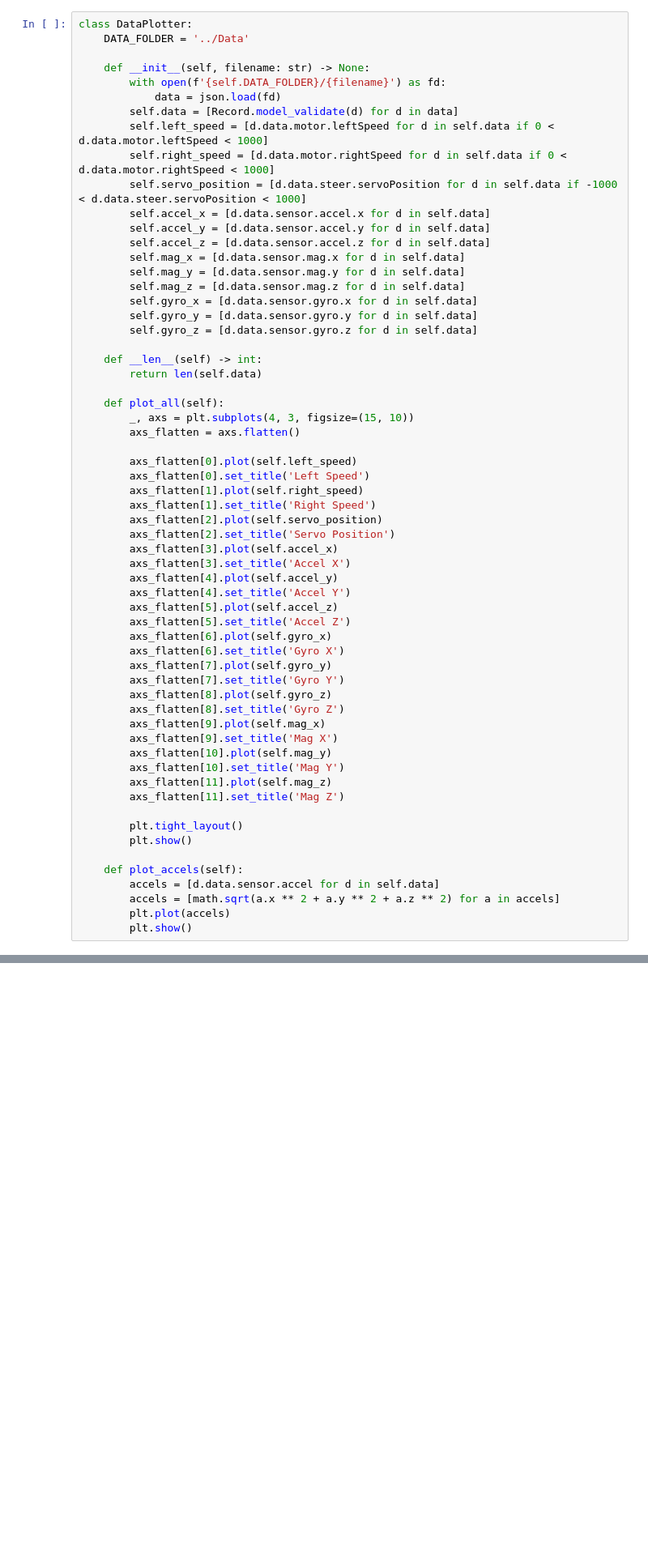
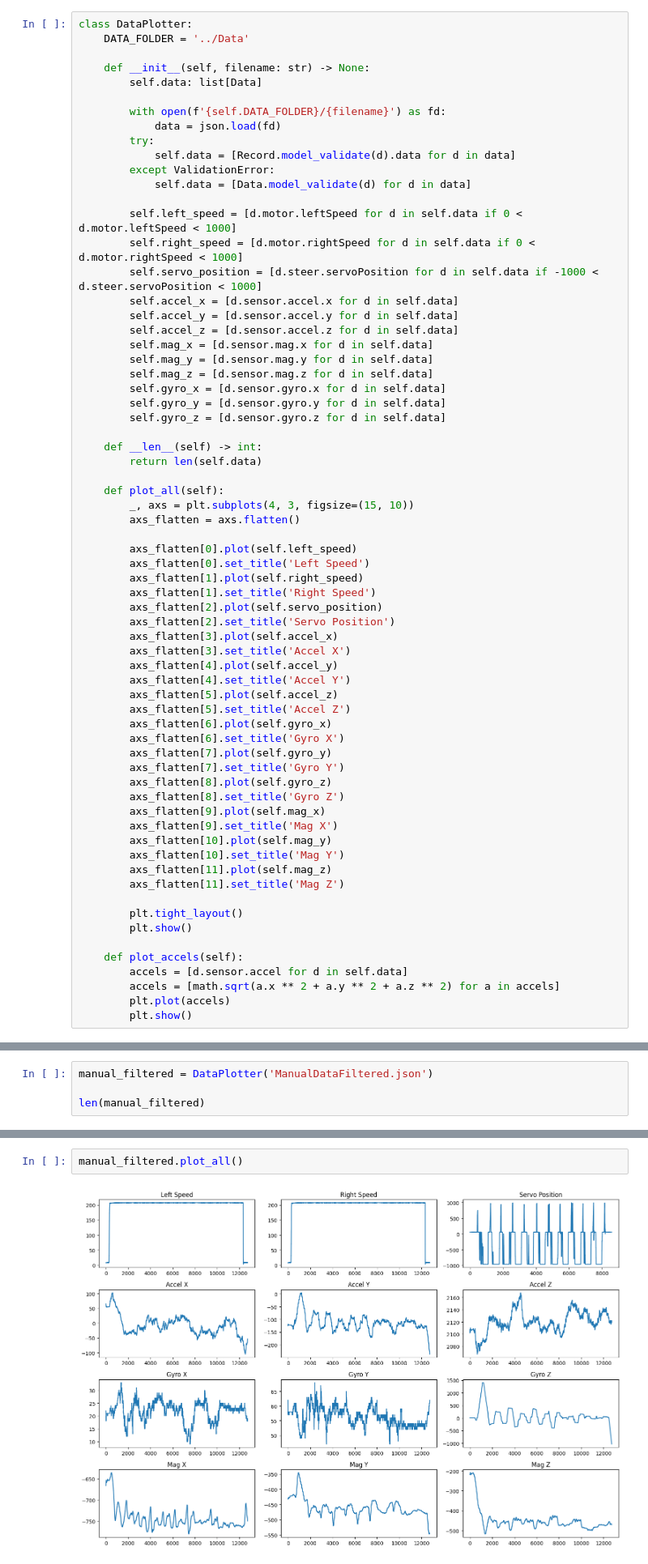
Before and after one commit to gaitovrat/bachelor, a Jupyter notebook: Notebooks/Sensors.ipynb, the cells around one changed output, grey strips where cells are left out. Shown at 81% size. Drawn from its saved outputs; the diff is of its cells as text; blank space fills up the shorter version.

Commit message:
Add manual fitered

```diff
--- a/Notebooks/Sensors.ipynb
+++ b/Notebooks/Sensors.ipynb
@@ -47,21 +47,27 @@ class DataPlotter:
     DATA_FOLDER = '../Data'
 
     def __init__(self, filename: str) -> None:
+        self.data: list[Data]
+
         with open(f'{self.DATA_FOLDER}/{filename}') as fd:
             data = json.load(fd)
-        self.data = [Record.model_validate(d) for d in data]
-        self.left_speed = [d.data.motor.leftSpeed for d in self.data if 0 < d.data.motor.leftSpeed < 1000]
-        self.right_speed = [d.data.motor.rightSpeed for d in self.data if 0 < d.data.motor.rightSpeed < 1000]
-        self.servo_position = [d.data.steer.servoPosition for d in self.data if -1000 < d.data.steer.servoPosition < 1000]
-        self.accel_x = [d.data.sensor.accel.x for d in self.data]
-        self.accel_y = [d.data.sensor.accel.y for d in self.data]
-        self.accel_z = [d.data.sensor.accel.z for d in self.data]
-        self.mag_x = [d.data.sensor.mag.x for d in self.data]
-        self.mag_y = [d.data.sensor.mag.y for d in self.data]
-        self.mag_z = [d.data.sensor.mag.z for d in self.data]
-        self.gyro_x = [d.data.sensor.gyro.x for d in self.data]
-        self.gyro_y = [d.data.sensor.gyro.y for d in self.data]
-        self.gyro_z = [d.data.sensor.gyro.z for d in self.data]
+        try:
+            self.data = [Record.model_validate(d).data for d in data]
+        except ValidationError:
+            self.data = [Data.model_validate(d) for d in data]
+
+        self.left_speed = [d.motor.leftSpeed for d in self.data if 0 < d.motor.leftSpeed < 1000]
+        self.right_speed = [d.motor.rightSpeed for d in self.data if 0 < d.motor.rightSpeed < 1000]
+        self.servo_position = [d.steer.servoPosition for d in self.data if -1000 < d.steer.servoPosition < 1000]
+        self.accel_x = [d.sensor.accel.x for d in self.data]
+        self.accel_y = [d.sensor.accel.y for d in self.data]
+        self.accel_z = [d.sensor.accel.z for d in self.data]
+        self.mag_x = [d.sensor.mag.x for d in self.data]
+        self.mag_y = [d.sensor.mag.y for d in self.data]
+        self.mag_z = [d.sensor.mag.z for d in self.data]
+        self.gyro_x = [d.sensor.gyro.x for d in self.data]
+        self.gyro_y = [d.sensor.gyro.y for d in self.data]
+        self.gyro_z = [d.sensor.gyro.z for d in self.data]
 
     def __len__(self) -> int:
         return len(self.data)
@@ -99,7 +105,7 @@ class DataPlotter:
         plt.show()
 
     def plot_accels(self):
-        accels = [d.data.sensor.accel for d in self.data]
+        accels = [d.sensor.accel for d in self.data]
         accels = [math.sqrt(a.x ** 2 + a.y ** 2 + a.z ** 2) for a in accels]
         plt.plot(accels)
         plt.show()
@@ -121,0 +130,4 @@ manual.plot_accels()
+# %%
+manual_filtered = DataPlotter('ManualDataFiltered.json')
+
+len(manual_filtered)
@@ -121,0 +136,4 @@ manual.plot_accels()
+# %%
+manual_filtered.plot_all()
+# %% [output]
+[figure, added]
```
Also changed, not shown: parts of 4 cells of this notebook, 14 other files.
